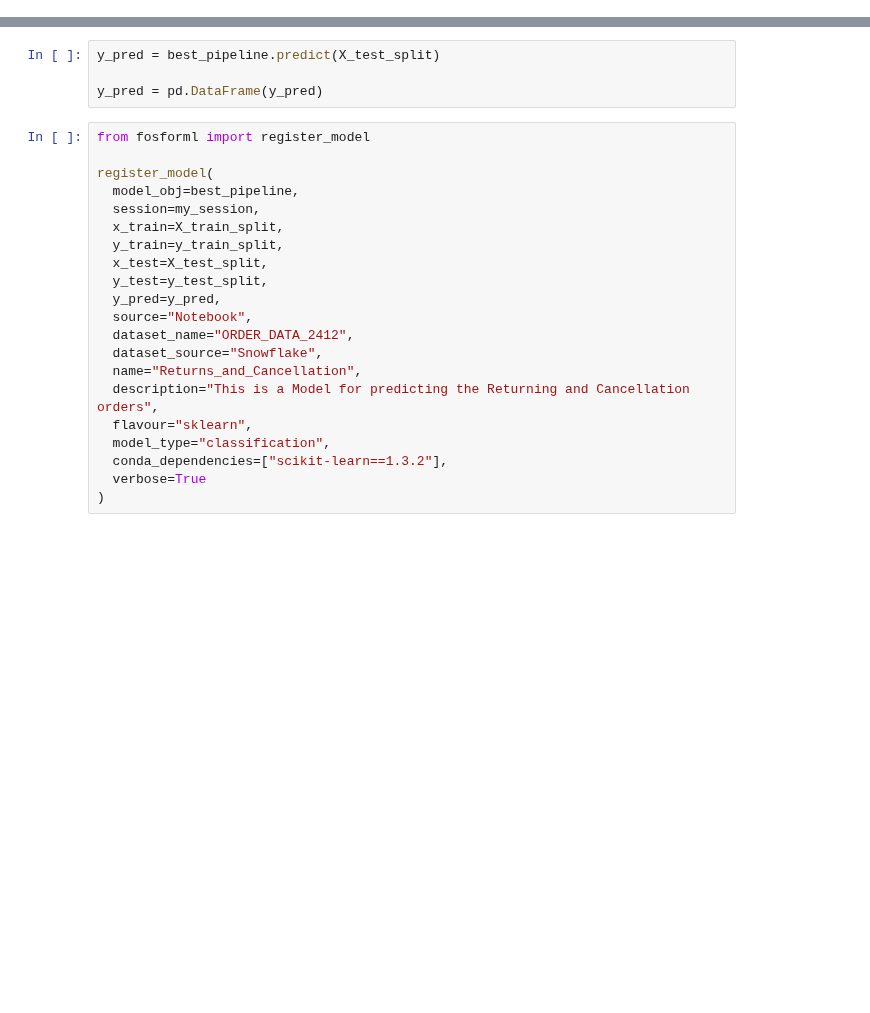
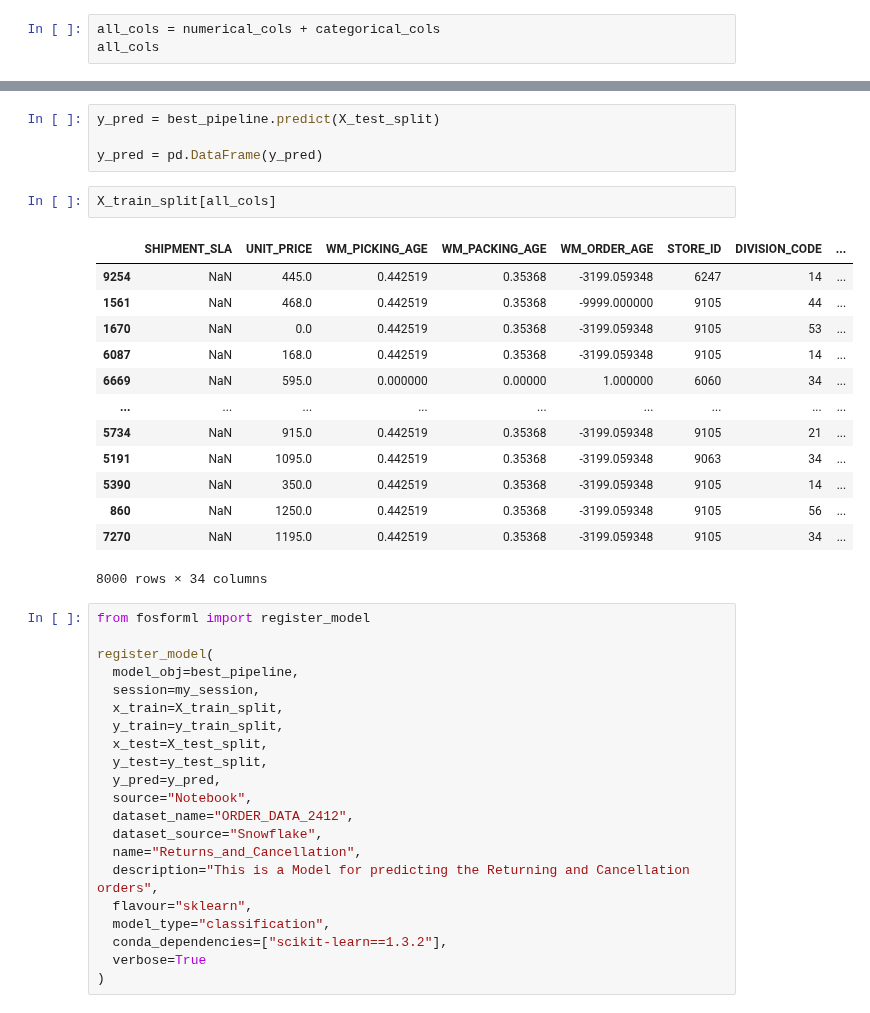
Before and after one commit to ShantiRaghunath/Retail, a Jupyter notebook: Retail_Sales_Analysis_Prj_Model_Training.ipynb, the cells around one changed output, grey strips where cells are left out. Drawn from its saved outputs; the diff is of its cells as text; blank space fills up the shorter version.

```diff
--- a/Retail_Sales_Analysis_Prj_Model_Training.ipynb
+++ b/Retail_Sales_Analysis_Prj_Model_Training.ipynb
@@ -566,3 +566,6 @@ training_datadf = my_session.createDataFrame(df_train)
 training_datadf.write.mode("overwrite").save_as_table("ORDER_DATA_2412")
 # %% [markdown]
 # Model deployment
+# %%
+all_cols = numerical_cols + categorical_cols
+all_cols
@@ -570,6 +591,22 @@ training_datadf.write.mode("overwrite").save_as_table("ORDER_DATA_2412")
 y_pred = best_pipeline.predict(X_test_split)
 
 y_pred = pd.DataFrame(y_pred)
+# %%
+X_train_split[all_cols]
+# %% [output]
+|  | SHIPMENT_SLA | UNIT_PRICE | WM_PICKING_AGE | WM_PACKING_AGE | WM_ORDER_AGE | STORE_ID | DIVISION_CODE | ... |
+| 9254 | NaN | 445.0 | 0.442519 | 0.35368 | -3199.059348 | 6247 | 14 | ... |
+| 1561 | NaN | 468.0 | 0.442519 | 0.35368 | -9999.000000 | 9105 | 44 | ... |
+| 1670 | NaN | 0.0 | 0.442519 | 0.35368 | -3199.059348 | 9105 | 53 | ... |
+| 6087 | NaN | 168.0 | 0.442519 | 0.35368 | -3199.059348 | 9105 | 14 | ... |
+| 6669 | NaN | 595.0 | 0.000000 | 0.00000 | 1.000000 | 6060 | 34 | ... |
+| ... | ... | ... | ... | ... | ... | ... | ... | ... |
+| 5734 | NaN | 915.0 | 0.442519 | 0.35368 | -3199.059348 | 9105 | 21 | ... |
+| 5191 | NaN | 1095.0 | 0.442519 | 0.35368 | -3199.059348 | 9063 | 34 | ... |
+| 5390 | NaN | 350.0 | 0.442519 | 0.35368 | -3199.059348 | 9105 | 14 | ... |
+| 860 | NaN | 1250.0 | 0.442519 | 0.35368 | -3199.059348 | 9105 | 56 | ... |
+| 7270 | NaN | 1195.0 | 0.442519 | 0.35368 | -3199.059348 | 9105 | 34 | ... |
+8000 rows × 34 columns
 # %%
 from fosforml import register_model
 
```
Also changed, not shown: parts of 2 cells of this notebook.
